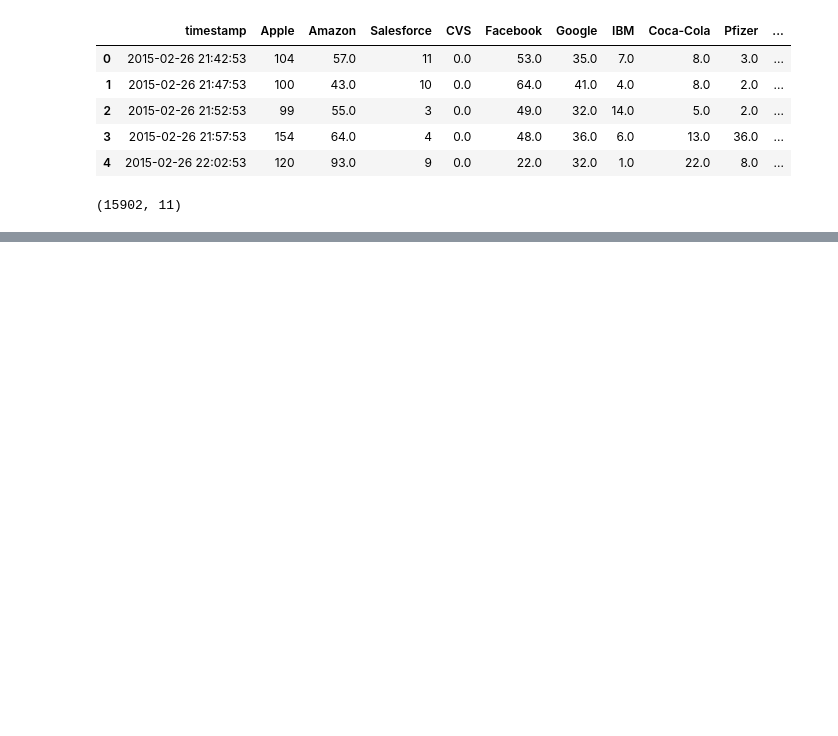
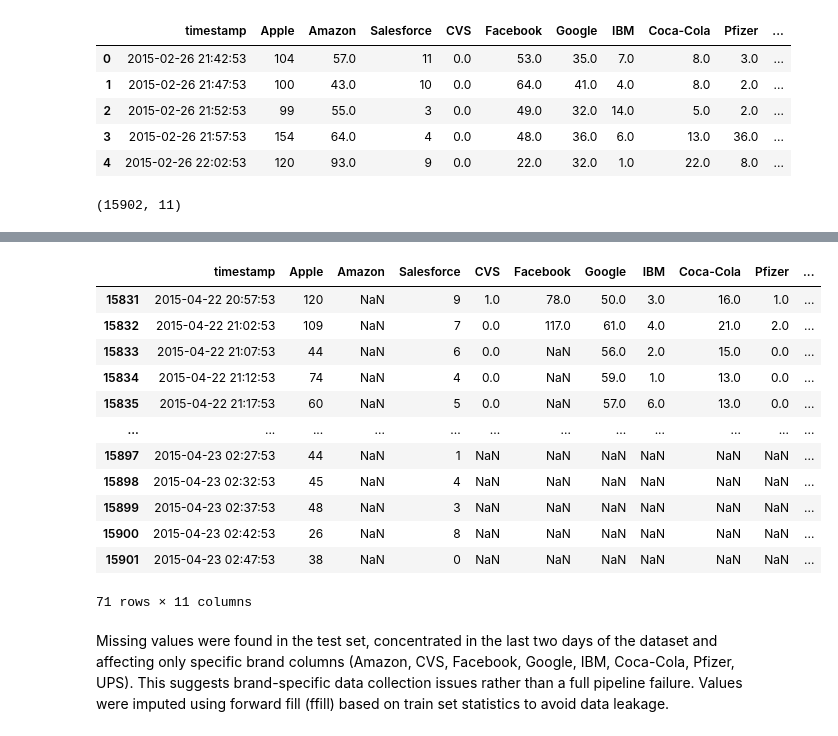
Before and after one commit to CMPE-255-G5/times-series-anomaly-detection-on-twitter-data, a Jupyter notebook: notebooks/Twitter_data.ipynb, the cells around one changed output, grey strips where cells are left out. Cells and saved outputs as stored; diff of their text form; code cells hidden in the pictures; blank space fills up the shorter version.

Commit message:
data preprocessing in Google Colab notebooks

```diff
--- a/notebooks/Twitter_data.ipynb
+++ b/notebooks/Twitter_data.ipynb
@@ -39,3 +46,6 @@ display(df.head())
 df.shape
 # %% [output]
 (15902, 11)
+# %%
+# Convert timestamp to date time format
+df['timestamp'] = pd.to_datetime(df['timestamp'])
@@ -41,0 +89,10 @@ df.shape
+# %%
+# Sort chronologically
+df = df.sort_values('timestamp').reset_index(drop=True)
+# %%
+# Split train:validation:test with the ratio 70:15:15
+n = len(df)
+train_end = int(0.7 * n)
+val_end = int(0.85 * n)
+
+print(n, train_end, val_end)
@@ -41,0 +101,5 @@ df.shape
+# %%
+# Split the data
+train = df.iloc[:train_end]
+val = df.iloc[train_end:val_end]
+test = df.iloc[val_end:]
@@ -41,0 +148,21 @@ df.shape
+# %%
+# Check missing values in test set
+test[test['Amazon'].isnull()]
+# %% [output]
+|  | timestamp | Apple | Amazon | Salesforce | CVS | Facebook | Google | IBM | Coca-Cola | Pfizer | ... |
+| 15831 | 2015-04-22 20:57:53 | 120 | NaN | 9 | 1.0 | 78.0 | 50.0 | 3.0 | 16.0 | 1.0 | ... |
+| 15832 | 2015-04-22 21:02:53 | 109 | NaN | 7 | 0.0 | 117.0 | 61.0 | 4.0 | 21.0 | 2.0 | ... |
+| 15833 | 2015-04-22 21:07:53 | 44 | NaN | 6 | 0.0 | NaN | 56.0 | 2.0 | 15.0 | 0.0 | ... |
+| 15834 | 2015-04-22 21:12:53 | 74 | NaN | 4 | 0.0 | NaN | 59.0 | 1.0 | 13.0 | 0.0 | ... |
+| 15835 | 2015-04-22 21:17:53 | 60 | NaN | 5 | 0.0 | NaN | 57.0 | 6.0 | 13.0 | 0.0 | ... |
+| ... | ... | ... | ... | ... | ... | ... | ... | ... | ... | ... | ... |
+| 15897 | 2015-04-23 02:27:53 | 44 | NaN | 1 | NaN | NaN | NaN | NaN | NaN | NaN | ... |
+| 15898 | 2015-04-23 02:32:53 | 45 | NaN | 4 | NaN | NaN | NaN | NaN | NaN | NaN | ... |
+| 15899 | 2015-04-23 02:37:53 | 48 | NaN | 3 | NaN | NaN | NaN | NaN | NaN | NaN | ... |
+| 15900 | 2015-04-23 02:42:53 | 26 | NaN | 8 | NaN | NaN | NaN | NaN | NaN | NaN | ... |
+| 15901 | 2015-04-23 02:47:53 | 38 | NaN | 0 | NaN | NaN | NaN | NaN | NaN | NaN | ... |
+71 rows × 11 columns
+# %% [markdown]
+Missing values were found in the test set, concentrated in the last two days of the dataset and affecting only specific brand columns (Amazon, CVS, Facebook,
+Google, IBM, Coca-Cola, Pfizer, UPS). This suggests brand-specific data collection issues rather than a full pipeline failure. Values were imputed using forward
+fill (ffill) based on train set statistics to avoid data leakage.
```
Also changed, not shown: parts of 25 cells of this notebook.
